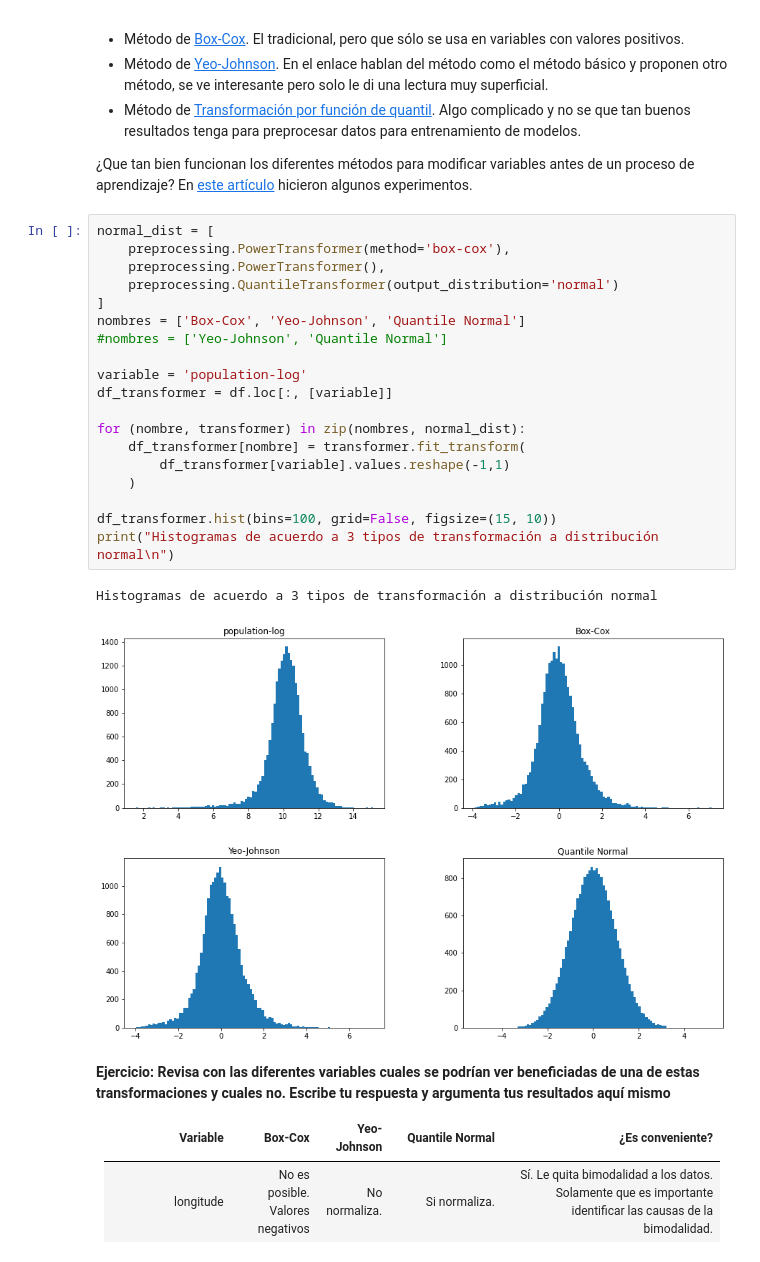
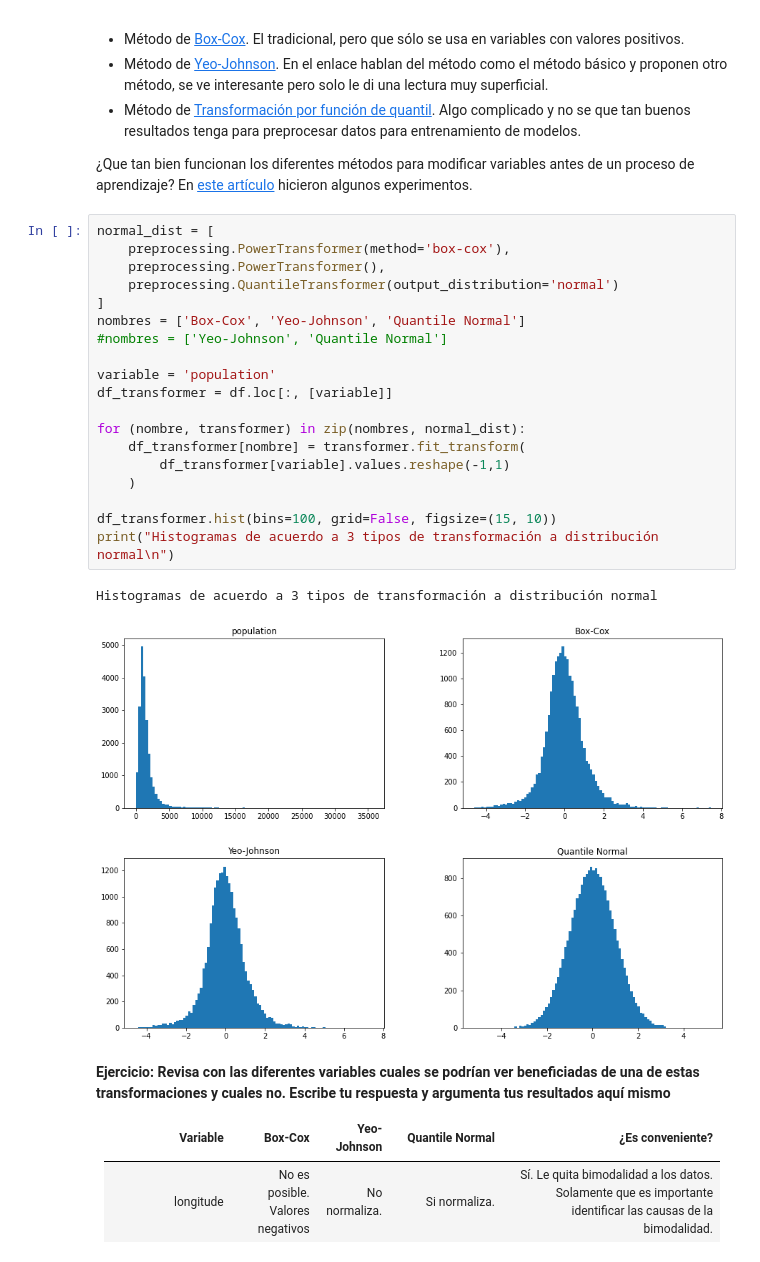
Before and after one commit to Maleniski/ing-caracteristicas, a Jupyter notebook: TiposNumericos_MariaElenaMartinezManzanares.ipynb, the cells around one changed output. Drawn from its saved outputs; the diff is of its cells as text.

```diff
--- a/TiposNumericos_MariaElenaMartinezManzanares.ipynb
+++ b/TiposNumericos_MariaElenaMartinezManzanares.ipynb
@@ -266,25 +263,25 @@ Los métodos principales para una transformación no lineal, con el fin que los
 # %%
 normal_dist = [
     preprocessing.PowerTransformer(method='box-cox'),
     preprocessing.PowerTransformer(),
     preprocessing.QuantileTransformer(output_distribution='normal')
 ]
 nombres = ['Box-Cox', 'Yeo-Johnson', 'Quantile Normal']
 #nombres = ['Yeo-Johnson', 'Quantile Normal']
 
-variable = 'population-log'
+variable = 'population'
 df_transformer = df.loc[:, [variable]]
 
 for (nombre, transformer) in zip(nombres, normal_dist):
     df_transformer[nombre] = transformer.fit_transform(
         df_transformer[variable].values.reshape(-1,1)
     )
 
 df_transformer.hist(bins=100, grid=False, figsize=(15, 10))
 print("Histogramas de acuerdo a 3 tipos de transformación a distribución normal\n")
 # %% [output]
 Histogramas de acuerdo a 3 tipos de transformación a distribución normal
-[figure, old version]
+[figure, new version]
 # %% [markdown]
 **Ejercicio: Revisa con las diferentes variables cuales se podrían ver beneficiadas de una de estas transformaciones y cuales no. Escribe tu respuesta y argumenta tus resultados aquí mismo**
 
```
Also changed, not shown: parts of 2 cells of this notebook.
